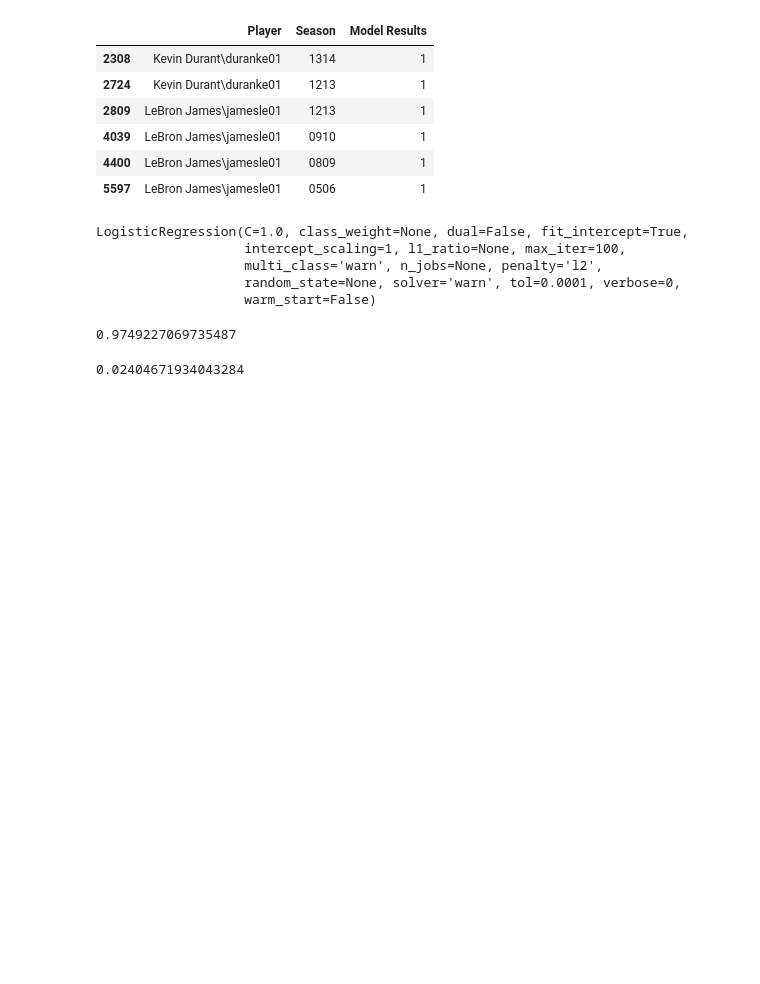
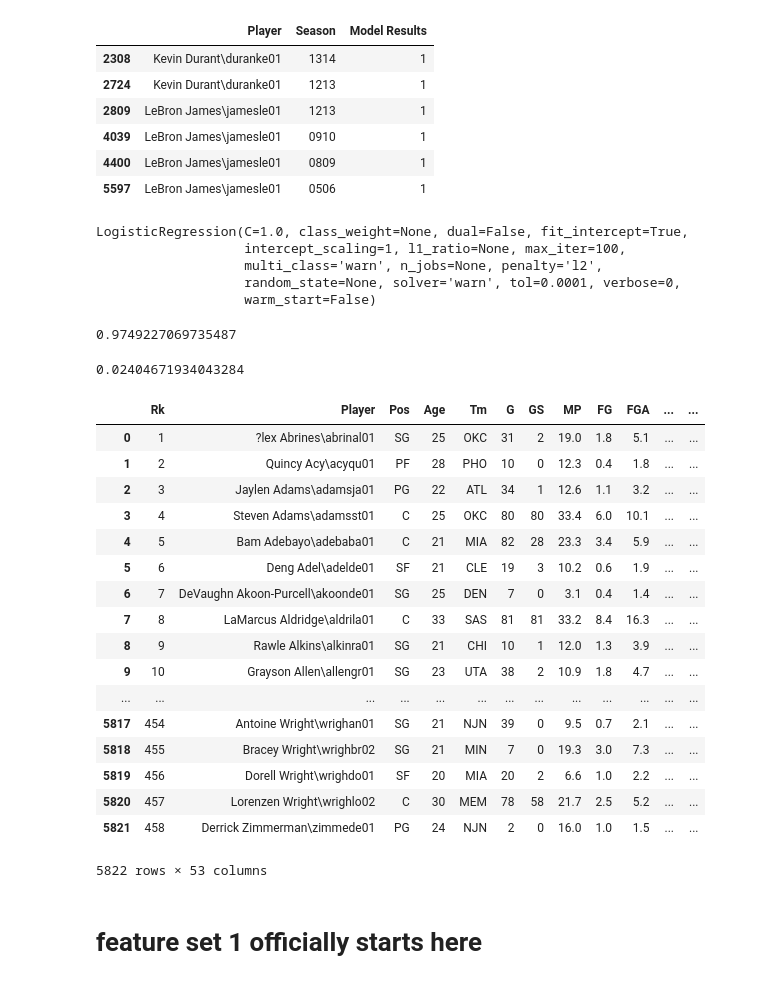
Before and after one commit to victoria-yining-huang/NBA-MIP, a Jupyter notebook: logistic_regression.ipynb, the cells around one changed output. Drawn from its saved outputs; the diff is of its cells as text; code cells hidden in the pictures; blank space fills up the shorter version.

```diff
--- a/classification.ipynb
+++ b/logistic_regression.ipynb
@@ -382,3 +382,26 @@ log_reg_model.score(X,Y)
 Y.mean()
 # %% [output]
 0.02404671934043284
+# %%
+master
+# %% [output]
+|  | Rk | Player | Pos | Age | Tm | G | GS | MP | FG | FGA | ... | ... |
+| 0 | 1 | ?lex Abrines\abrinal01 | SG | 25 | OKC | 31 | 2 | 19.0 | 1.8 | 5.1 | ... | ... |
+| 1 | 2 | Quincy Acy\acyqu01 | PF | 28 | PHO | 10 | 0 | 12.3 | 0.4 | 1.8 | ... | ... |
+| 2 | 3 | Jaylen Adams\adamsja01 | PG | 22 | ATL | 34 | 1 | 12.6 | 1.1 | 3.2 | ... | ... |
+| 3 | 4 | Steven Adams\adamsst01 | C | 25 | OKC | 80 | 80 | 33.4 | 6.0 | 10.1 | ... | ... |
+| 4 | 5 | Bam Adebayo\adebaba01 | C | 21 | MIA | 82 | 28 | 23.3 | 3.4 | 5.9 | ... | ... |
+| 5 | 6 | Deng Adel\adelde01 | SF | 21 | CLE | 19 | 3 | 10.2 | 0.6 | 1.9 | ... | ... |
+| 6 | 7 | DeVaughn Akoon-Purcell\akoonde01 | SG | 25 | DEN | 7 | 0 | 3.1 | 0.4 | 1.4 | ... | ... |
+| 7 | 8 | LaMarcus Aldridge\aldrila01 | C | 33 | SAS | 81 | 81 | 33.2 | 8.4 | 16.3 | ... | ... |
+| 8 | 9 | Rawle Alkins\alkinra01 | SG | 21 | CHI | 10 | 1 | 12.0 | 1.3 | 3.9 | ... | ... |
+| 9 | 10 | Grayson Allen\allengr01 | SG | 23 | UTA | 38 | 2 | 10.9 | 1.8 | 4.7 | ... | ... |
+| ... | ... | ... | ... | ... | ... | ... | ... | ... | ... | ... | ... | ... |
+| 5817 | 454 | Antoine Wright\wrighan01 | SG | 21 | NJN | 39 | 0 | 9.5 | 0.7 | 2.1 | ... | ... |
+| 5818 | 455 | Bracey Wright\wrighbr02 | SG | 21 | MIN | 7 | 0 | 19.3 | 3.0 | 7.3 | ... | ... |
+| 5819 | 456 | Dorell Wright\wrighdo01 | SF | 20 | MIA | 20 | 2 | 6.6 | 1.0 | 2.2 | ... | ... |
+| 5820 | 457 | Lorenzen Wright\wrighlo02 | C | 30 | MEM | 78 | 58 | 21.7 | 2.5 | 5.2 | ... | ... |
+| 5821 | 458 | Derrick Zimmerman\zimmede01 | PG | 24 | NJN | 2 | 0 | 16.0 | 1.0 | 1.5 | ... | ... |
+5822 rows × 53 columns
+# %% [markdown]
+# feature set 1 officially starts here
```
